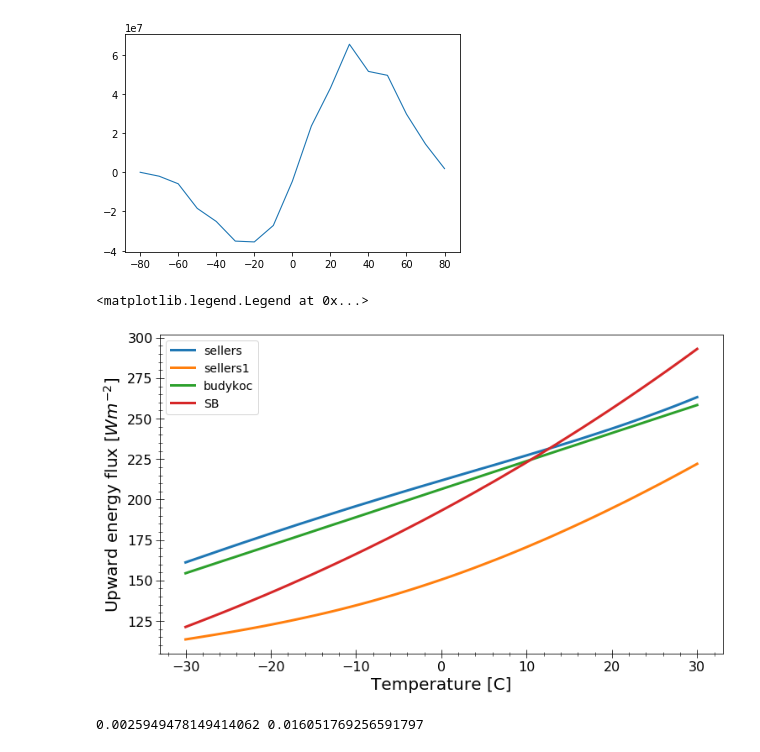
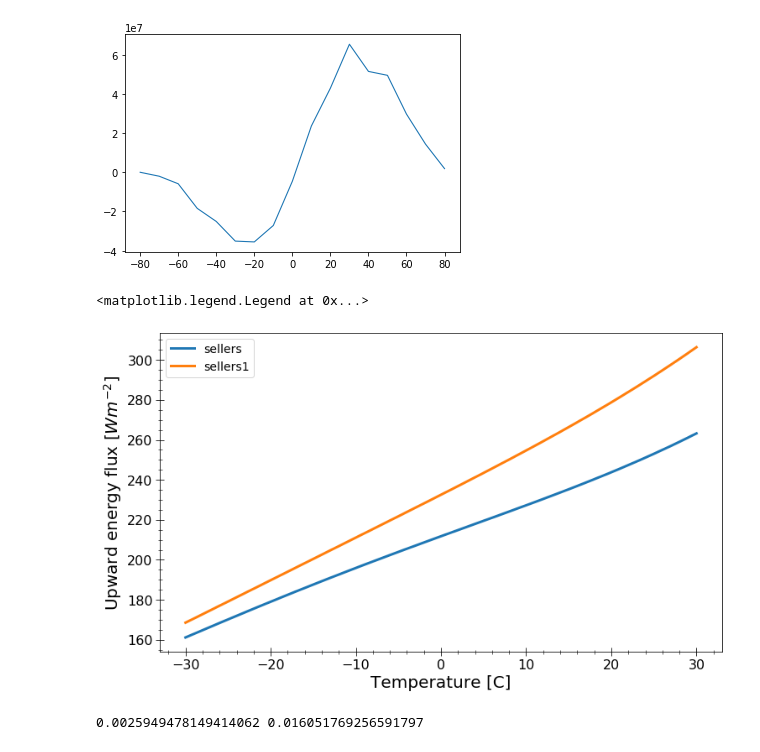
Before and after one commit to BenniSchmiedel/Low-dimensional-EBMs, a Jupyter notebook: Development_tests.ipynb, the cells around one changed output. Cells and saved outputs as stored; diff of their text form; code cells hidden in the pictures.

```diff
--- a/Development_tests.ipynb
+++ b/Development_tests.ipynb
@@ -152,35 +152,35 @@ KeyboardInterrupt:
 # %%
 plt.figure(figsize=(12,7))
 T=np.linspace(-30,30,60)
 #g=1.15e-10
 sb=0.612*5.67e-8*(T+273.15)**4
 
 m=0.5
 gamma=1.9e-15
 s=5.67e-8*(T+273.15)**4*(1-m*np.tanh(gamma*(T+273.15)**6))
-m1=5.36559213e-01
-gamma1=5.25657480e-15
+m1=0.4
+gamma1=1.9e-15
 s1=5.67e-8*(T+273.15)**4*(1-m1*np.tanh(gamma1*(T+273.15)**6))
 
 bc=(230.31)+(2.2274+0.3)*T-0.5*((3.0*15.91)+(0.1*15.91)*T)
 
 b_fit=(195)+(3)*T
 
 #b_fit=(190)+(3.2)*T
 
 plt.plot(T,s,label='sellers')
 plt.plot(T,s1,label='sellers1')
 #plt.plot(T,b_fit,label='budyko_fitted')
-plt.plot(T,bc,label='budykoc')
-plt.plot(T,sb,label='SB')
+#plt.plot(T,bc,label='budykoc')
+#plt.plot(T,sb,label='SB')
 plt.xlabel('Temperature [C]'), plt.ylabel('Upward energy flux [$Wm^{-2}$]')
 #print((s[50]-s[45])/(T[50]-T[45]))
 #print((sb[50]-sb[45])/(T[50]-T[45]))
 plt.legend(fontsize=14)
 #plt.savefig('OutgoingRadiation_Comparison.eps',format='eps',bbox_inches='tight')
 # %% [output]
 <matplotlib.legend.Legend at 0x...>
-[figure, old version]
+[figure, new version]
 # %%
 def insolation_self(Lat_in,Days_in,orb={'ecc': 0.017236, 'long_peri': 281.37, 'obliquity': 23.446},S0=1366.14):
         degrad=np.pi/180
```
Also changed, not shown: parts of 1 cell of this notebook, 2 other files.
